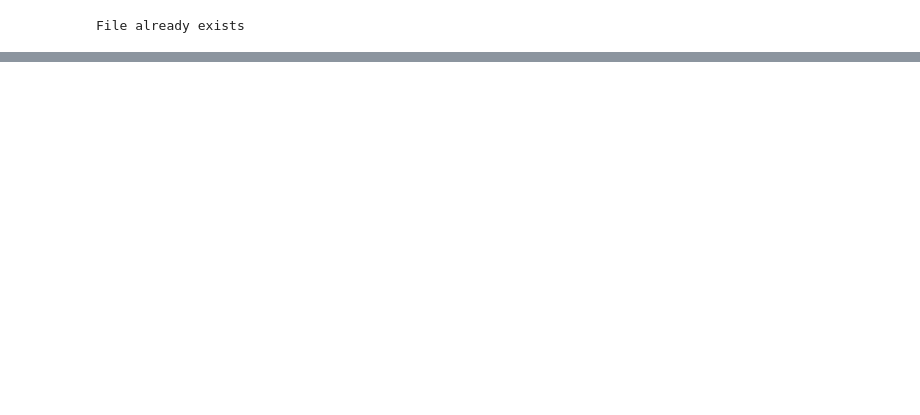
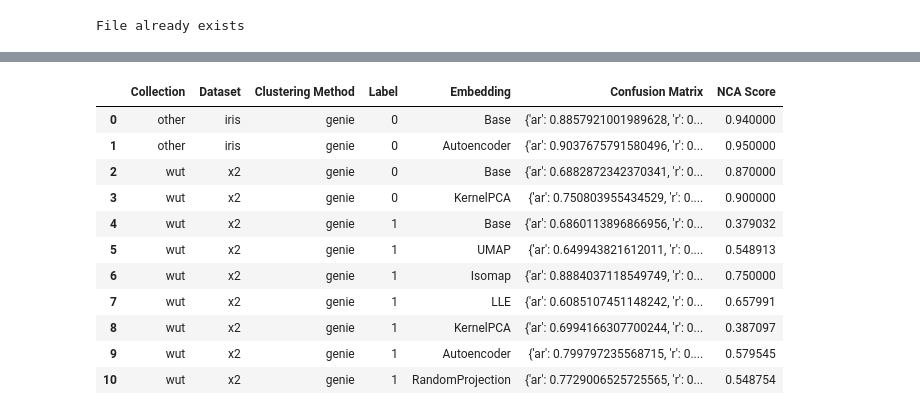
Before and after one commit to aadityayadav/embedding_based_clustering_research, a Jupyter notebook: framework/embedding_test.ipynb, the cells around one changed output, grey strips where cells are left out. Saved outputs shown, nothing was run; the diff lists cells and outputs as text; code cells hidden in the pictures; blank space fills up the shorter version.

Commit message:
fixed embeddings and added a function that lets you filter  and check which embeddings performed better in nca score than base

```diff
--- a/framework/embedding_test.ipynb
+++ b/framework/embedding_test.ipynb
@@ -561,0 +469,57 @@ Kernel PCA embedding done.
+# %%
+import pandas as pd
+
+def filter_and_compare_csv(file_path):
+    # Read the CSV file with the first line as column labels
+    df = pd.read_csv(file_path)
+
+    # Initialize an empty list to store the filtered rows
+    filtered_rows = []
+
+    # Group the DataFrame by the first four columns
+    grouped = df.groupby(['Collection', 'Dataset', 'Clustering Method', 'Label'])
+
+    # Iterate over each group
+    for name, group in grouped:
+        # Find the "Base" row
+        base_row = group[group['Embedding'] == 'Base']
+        if not base_row.empty:
+            base_value = base_row.iloc[0, -1]
+            base_row_list = base_row.iloc[0].tolist()
+            base_added = False
+
+            # Iterate over the rows in the group
+            for index, row in group.iterrows():
+                if row['Embedding'] != 'Base' and row.iloc[-1] > base_value:
+                    if not base_added:
+                        filtered_rows.append(base_row_list)
+                        base_added = True
+                    filtered_rows.append(row.tolist())
+
+    # Create a new DataFrame from the filtered rows
+    filtered_df = pd.DataFrame(filtered_rows, columns=df.columns)
+
+    # Remove duplicates
+    filtered_df = filtered_df.drop_duplicates()
+
+    return filtered_df
+
+# Example usage
+file_path = '/Users/cajoshuapark/Dev/research/embedding_based_clustering_research/framework/results/v1_test.csv'
+filtered_df = filter_and_compare_csv(file_path)
+
+# Display the filtered DataFrame
+filtered_df
+# %% [output]
+|  | Collection | Dataset | Clustering Method | Label | Embedding | Confusion Matrix | NCA Score |
+| 0 | other | iris | genie | 0 | Base | {'ar': 0.8857921001989628, 'r': 0... | 0.940000 |
+| 1 | other | iris | genie | 0 | Autoencoder | {'ar': 0.9037675791580496, 'r': 0... | 0.950000 |
+| 2 | wut | x2 | genie | 0 | Base | {'ar': 0.6882872342370341, 'r': 0... | 0.870000 |
+| 3 | wut | x2 | genie | 0 | KernelPCA | {'ar': 0.750803955434529, 'r': 0.... | 0.900000 |
+| 4 | wut | x2 | genie | 1 | Base | {'ar': 0.6860113896866956, 'r': 0... | 0.379032 |
+| 5 | wut | x2 | genie | 1 | UMAP | {'ar': 0.649943821612011, 'r': 0.... | 0.548913 |
+| 6 | wut | x2 | genie | 1 | Isomap | {'ar': 0.8884037118549749, 'r': 0... | 0.750000 |
+| 7 | wut | x2 | genie | 1 | LLE | {'ar': 0.6085107451148242, 'r': 0... | 0.657991 |
+| 8 | wut | x2 | genie | 1 | KernelPCA | {'ar': 0.6994166307700244, 'r': 0... | 0.387097 |
+| 9 | wut | x2 | genie | 1 | Autoencoder | {'ar': 0.799797235568715, 'r': 0.... | 0.579545 |
+| 10 | wut | x2 | genie | 1 | RandomProjection | {'ar': 0.7729006525725565, 'r': 0... | 0.548754 |
```
Also changed, not shown: parts of 6 cells of this notebook, 8 other files.
